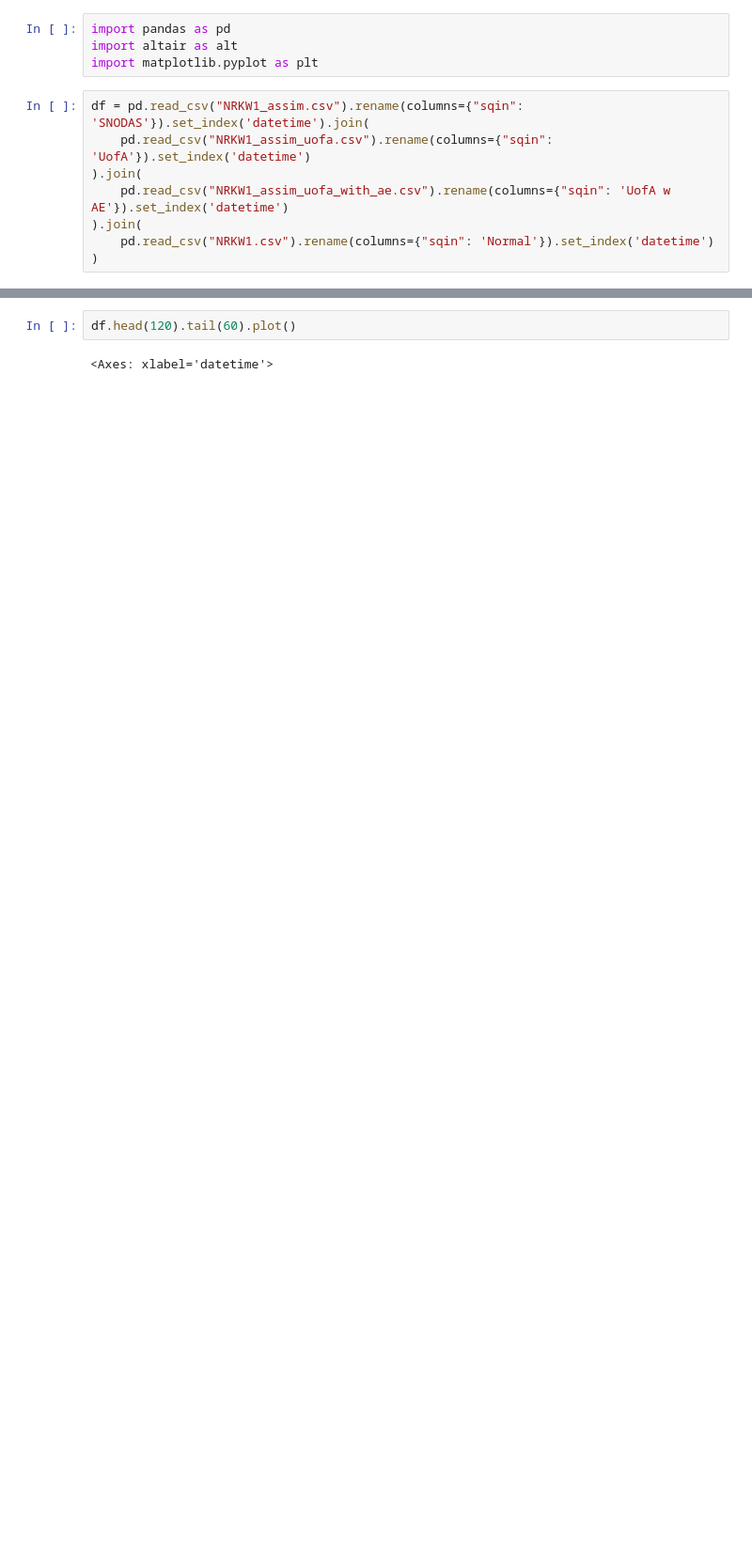
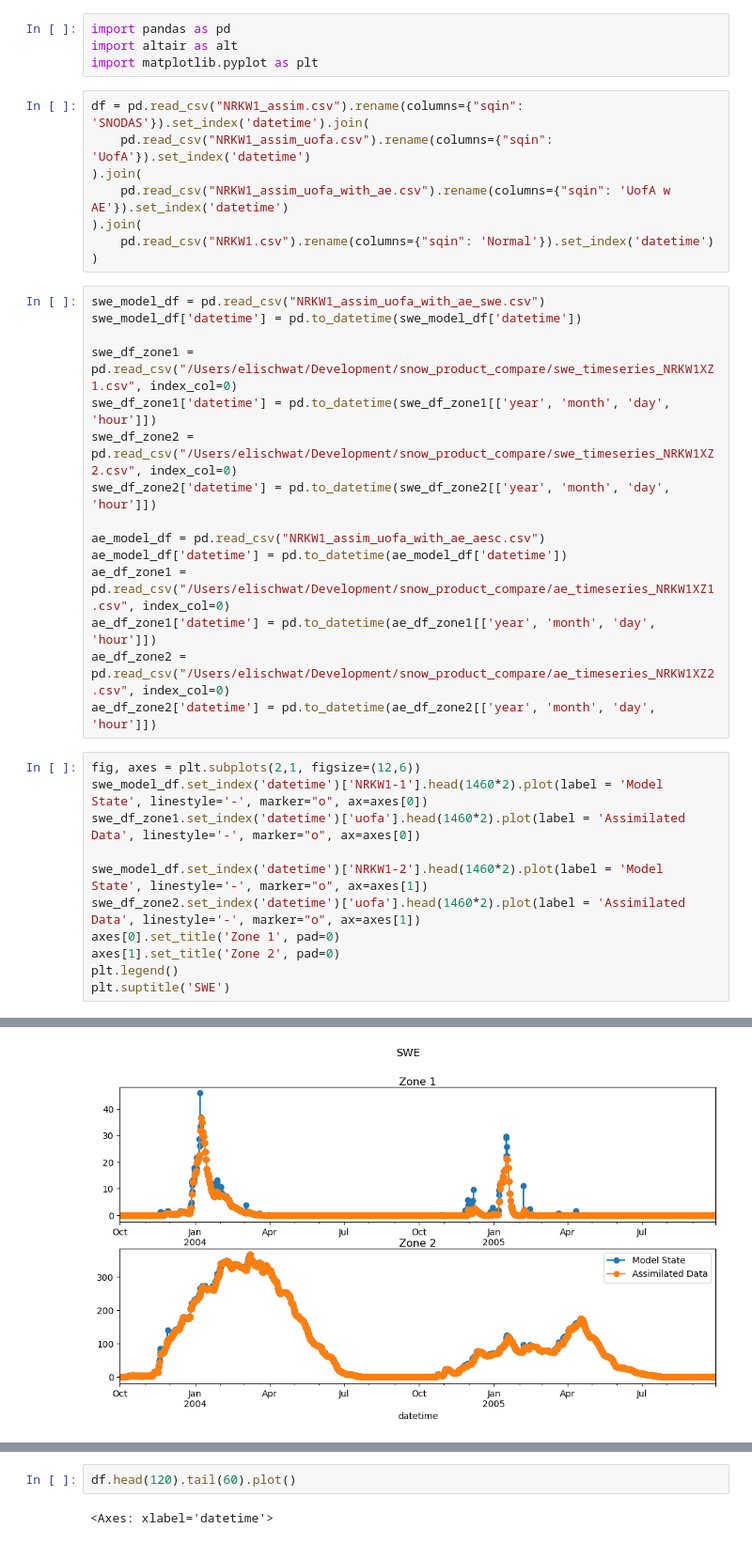
Before and after one commit to elischwat/nwsrfs-hydro-models, a Jupyter notebook: test_results.ipynb, the cells around one changed output, grey strips where cells are left out. Shown at 94% size. Drawn from its saved outputs; the diff is of its cells as text; blank space fills up the shorter version.

```diff
--- a/test_results.ipynb
+++ b/test_results.ipynb
@@ -10,3 +10,30 @@ df = pd.read_csv("NRKW1_assim.csv").rename(columns={"sqin": 'SNODAS'}).set_index
 ).join(
     pd.read_csv("NRKW1.csv").rename(columns={"sqin": 'Normal'}).set_index('datetime')
 )
+# %%
+swe_model_df = pd.read_csv("NRKW1_assim_uofa_with_ae_swe.csv")
+swe_model_df['datetime'] = pd.to_datetime(swe_model_df['datetime'])
+
+swe_df_zone1 = pd.read_csv("/Users/elischwat/Development/snow_product_compare/swe_timeseries_NRKW1XZ1.csv", index_col=0)
+swe_df_zone1['datetime'] = pd.to_datetime(swe_df_zone1[['year', 'month', 'day', 'hour']])
+swe_df_zone2 = pd.read_csv("/Users/elischwat/Development/snow_product_compare/swe_timeseries_NRKW1XZ2.csv", index_col=0)
+swe_df_zone2['datetime'] = pd.to_datetime(swe_df_zone2[['year', 'month', 'day', 'hour']])
+
+ae_model_df = pd.read_csv("NRKW1_assim_uofa_with_ae_aesc.csv")
+ae_model_df['datetime'] = pd.to_datetime(ae_model_df['datetime'])
+ae_df_zone1 = pd.read_csv("/Users/elischwat/Development/snow_product_compare/ae_timeseries_NRKW1XZ1.csv", index_col=0)
+ae_df_zone1['datetime'] = pd.to_datetime(ae_df_zone1[['year', 'month', 'day', 'hour']])
+ae_df_zone2 = pd.read_csv("/Users/elischwat/Development/snow_product_compare/ae_timeseries_NRKW1XZ2.csv", index_col=0)
+ae_df_zone2['datetime'] = pd.to_datetime(ae_df_zone2[['year', 'month', 'day', 'hour']])
+# %%
+fig, axes = plt.subplots(2,1, figsize=(12,6))
+swe_model_df.set_index('datetime')['NRKW1-1'].head(1460*2).plot(label = 'Model State', linestyle='-', marker="o", ax=axes[0])
+swe_df_zone1.set_index('datetime')['uofa'].head(1460*2).plot(label = 'Assimilated Data', linestyle='-', marker="o", ax=axes[0])
+
+swe_model_df.set_index('datetime')['NRKW1-2'].head(1460*2).plot(label = 'Model State', linestyle='-', marker="o", ax=axes[1])
+swe_df_zone2.set_index('datetime')['uofa'].head(1460*2).plot(label = 'Assimilated Data', linestyle='-', marker="o", ax=axes[1])
+axes[0].set_title('Zone 1', pad=0)
+axes[1].set_title('Zone 2', pad=0)
+plt.legend()
+plt.suptitle('SWE')
+# %% [output]
@@ -13 +41,2 @@ df = pd.read_csv("NRKW1_assim.csv").rename(columns={"sqin": 'SNODAS'}).set_index
+[figure, added]
 # %%
```
Also changed, not shown: parts of 2 cells of this notebook, 2 other files.
